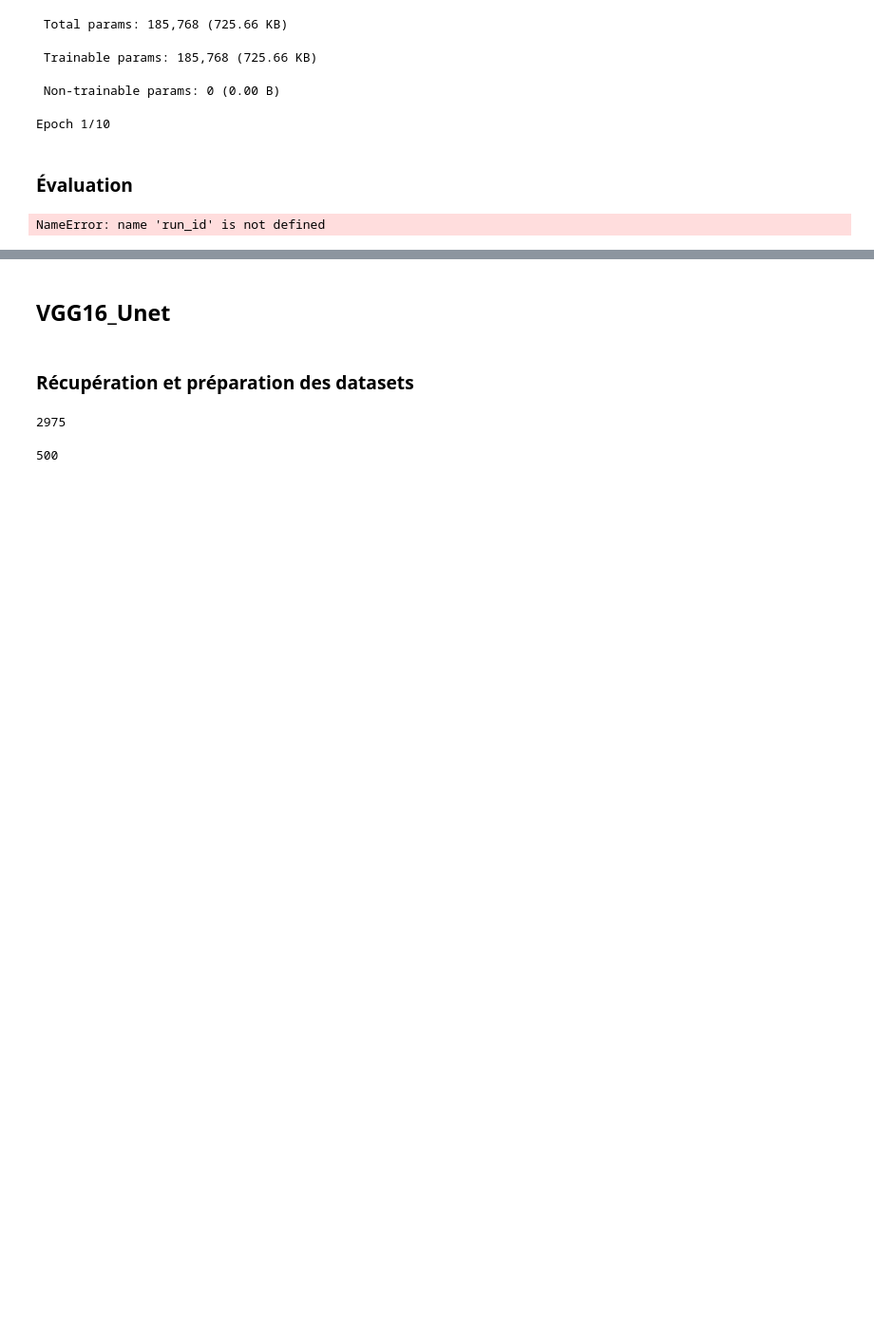
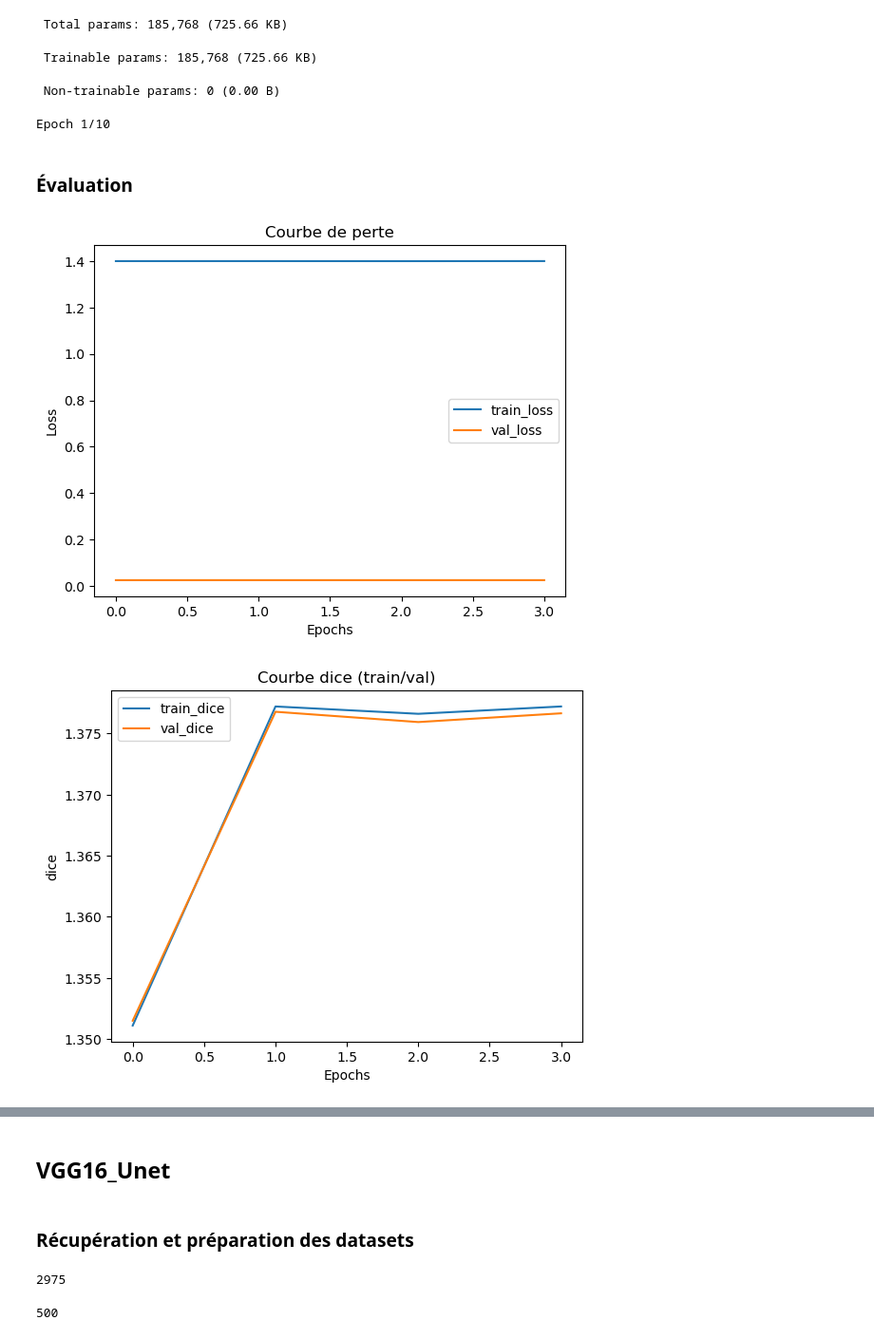
Before and after one commit to Oxelie/P8_Segmentation_Images, a Jupyter notebook: models.ipynb, the cells around one changed output, grey strips where cells are left out. Shown at 95% size. Saved outputs shown, nothing was run; the diff lists cells and outputs as text; code cells hidden in the pictures; blank space fills up the shorter version.

Commit message:
maj metric model

```diff
--- a/models.ipynb
+++ b/models.ipynb
@@ -1082,8 +1092,9 @@ Epoch 1/10
 ### Évaluation
 # %%
 metric_trainer_unet_mini = ModelMetricMLflow(run_id=run_id_trainer_unet_mini, monitor="val_dice", best_monitor="max")
-metric_trainer_unet_mini.plot_metric()
-metric_trainer_unet_mini.plot_loss()
-metric_trainer_unet_mini.plot_test_metrics()
+metric_trainer_unet_mini.plot_loss_curves()
+metric_trainer_unet_mini.plot_metric_curves()
+metric_trainer_unet_mini.plot_final_metrics_comparison()
 # %% [output]
-NameError: name 'run_id' is not defined
+[figure, added]
+[figure, added]
```
Also changed, not shown: parts of 5 cells of this notebook, 1 other file.
